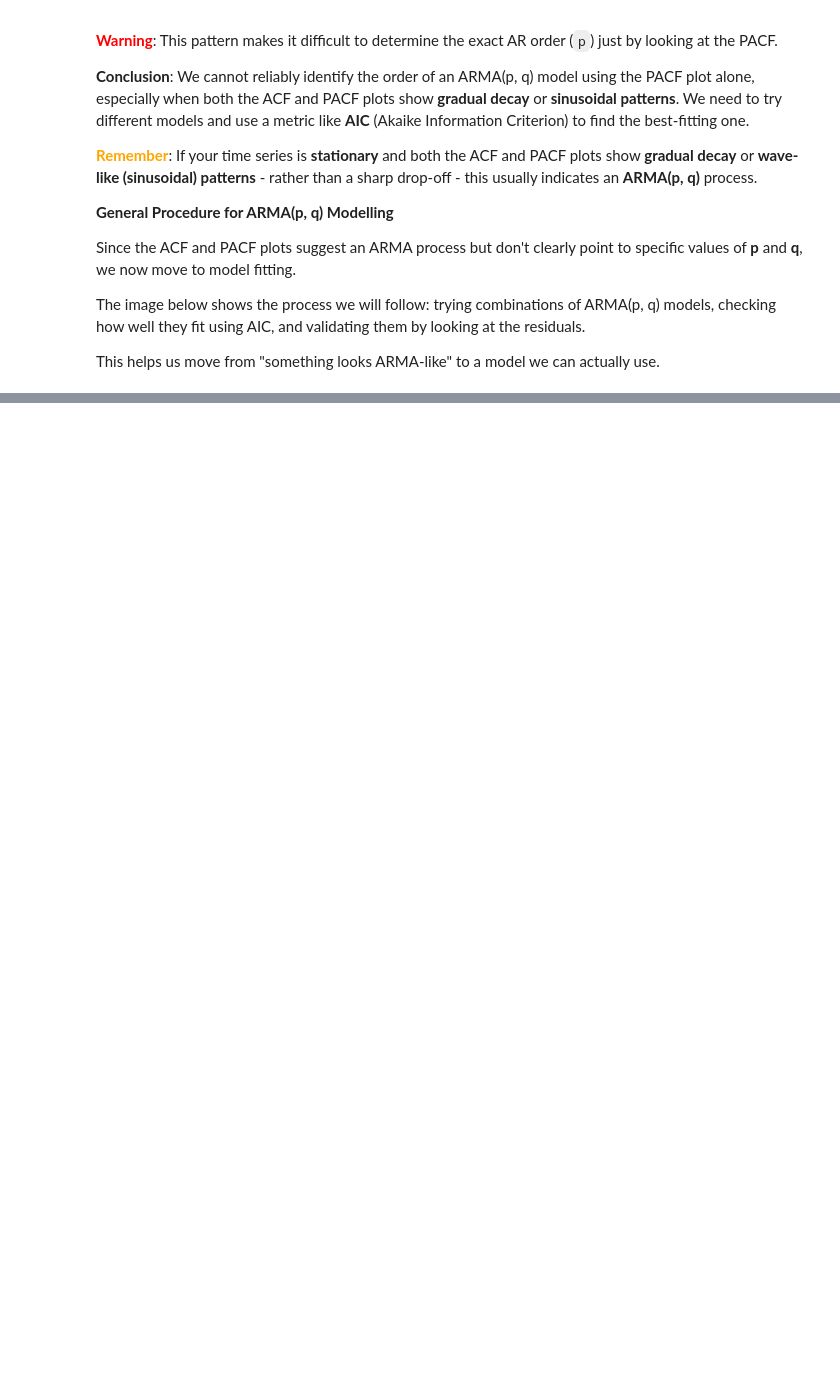
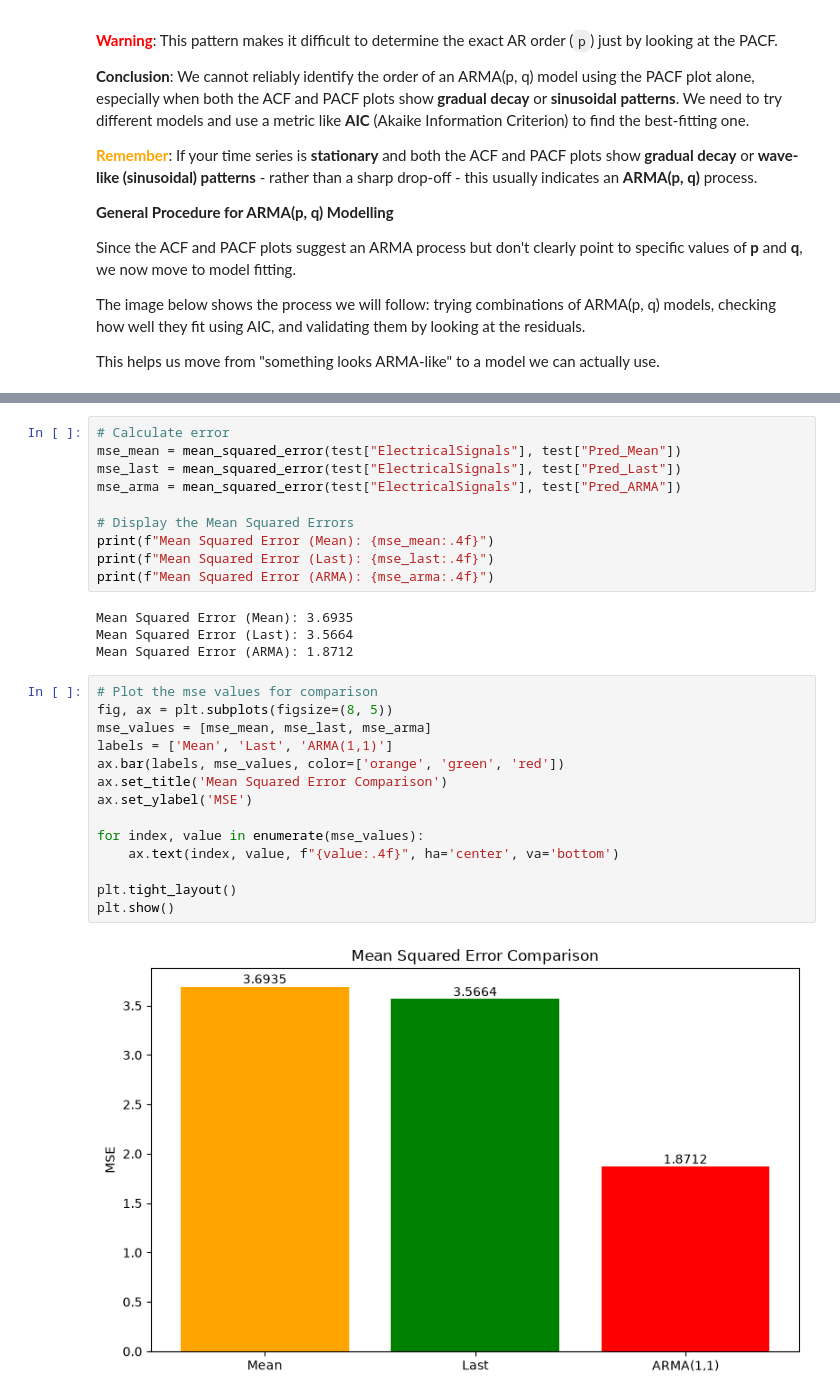
Before and after one commit to michaelhudson2205/INFO3022_Practicals, a Jupyter notebook: P4_3_ARMA_ARIMA.ipynb, the cells around one changed output, grey strips where cells are left out. Drawn from its saved outputs; the diff is of its cells as text; blank space fills up the shorter version.

```diff
--- a/P4_3_ARMA_ARIMA.ipynb
+++ b/P4_3_ARMA_ARIMA.ipynb
@@ -212,0 +470,30 @@ This helps us move from "something looks ARMA-like" to a model we can actually u
+# %%
+# Calculate error
+mse_mean = mean_squared_error(test["ElectricalSignals"], test["Pred_Mean"])
+mse_last = mean_squared_error(test["ElectricalSignals"], test["Pred_Last"])
+mse_arma = mean_squared_error(test["ElectricalSignals"], test["Pred_ARMA"])
+
+# Display the Mean Squared Errors
+print(f"Mean Squared Error (Mean): {mse_mean:.4f}")
+print(f"Mean Squared Error (Last): {mse_last:.4f}")
+print(f"Mean Squared Error (ARMA): {mse_arma:.4f}")
+# %% [output]
+Mean Squared Error (Mean): 3.6935
+Mean Squared Error (Last): 3.5664
+Mean Squared Error (ARMA): 1.8712
+# %%
+# Plot the mse values for comparison
+fig, ax = plt.subplots(figsize=(8, 5))
+mse_values = [mse_mean, mse_last, mse_arma]
+labels = ['Mean', 'Last', 'ARMA(1,1)']
+ax.bar(labels, mse_values, color=['orange', 'green', 'red'])
+ax.set_title('Mean Squared Error Comparison')
+ax.set_ylabel('MSE')
+
+for index, value in enumerate(mse_values):
+    ax.text(index, value, f"{value:.4f}", ha='center', va='bottom')
+
+plt.tight_layout()
+plt.show()
+# %% [output]
+[figure, added]
```
Also changed, not shown: parts of 27 cells of this notebook, 1 other file.
